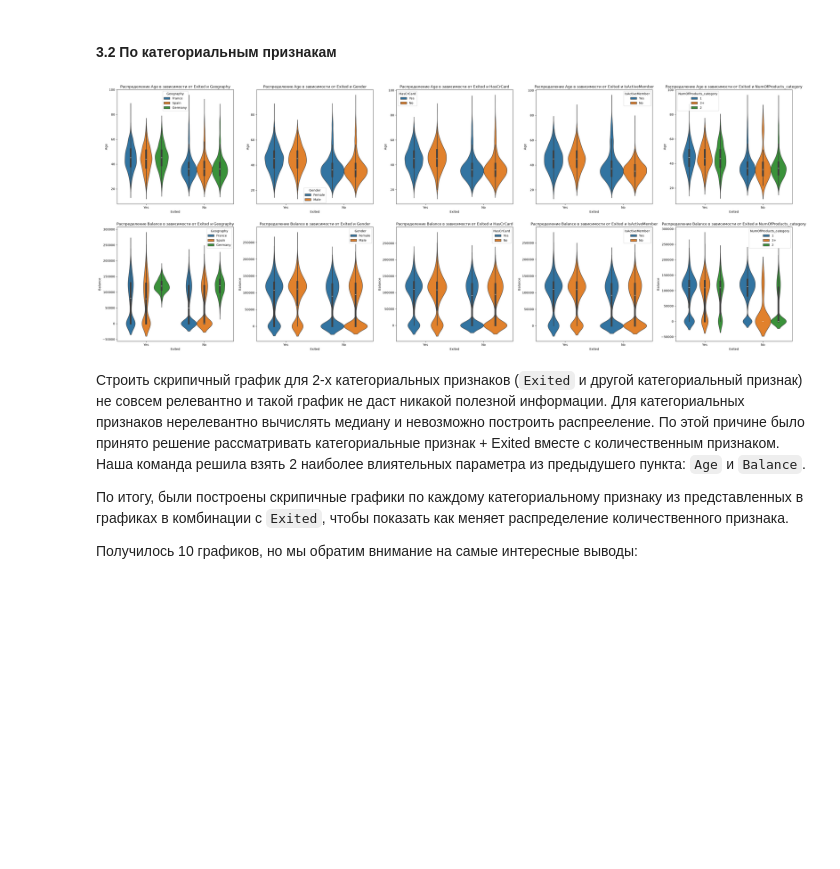
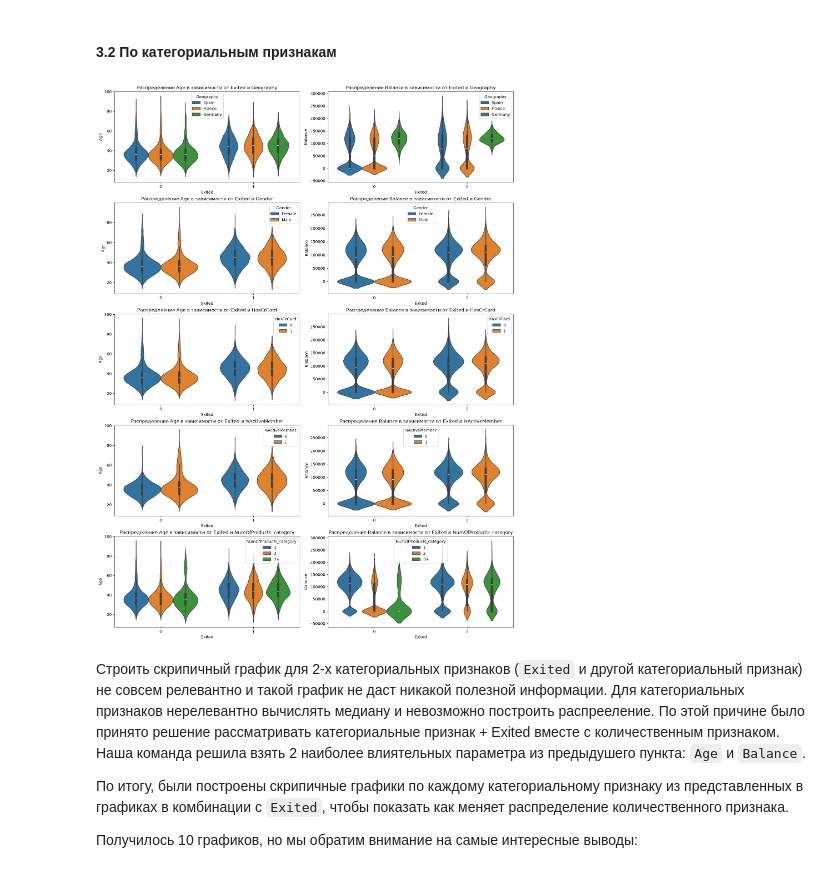
Before and after one commit to ddoszcx/bank-customer-churn, a Jupyter notebook: ПРОЕКТ (1).ipynb, the cells around one changed output. Cells and saved outputs as stored; diff of their text form; code cells hidden in the pictures; blank space fills up the shorter version.

````diff
--- a/ПРОЕКТ (1).ipynb
+++ b/ПРОЕКТ (1).ipynb
@@ -63,8 +63,8 @@ import warnings
 
 warnings.filterwarnings('ignore')
 
+df = pd.read_csv('Churn_Modelling.csv')
 
-df = pd.read_csv("/Users/senseyragu/АНДАН/Churn_Modelling.csv")
 
 # Числовые (количественные) и категориальные/бинарные признаки
 numeric_cols = ['CreditScore', 'Age', 'Tenure', 'Balance', 'NumOfProducts', 'EstimatedSalary']
@@ -144,7 +168,7 @@ print(df_clean.duplicated().sum())  # проверка, что дубликат
 # %%
 #для определения выбросов в сформируем ящики с усами
 
-fig, ax = plt.subplots(1, len(numeric_cols), figsize=(30, 4))  # создаем сетку графиков с 1 строкой и n столбцами
+fig, ax = plt.subplots(len(numeric_cols), 1, figsize=(10, 30))  # создаем сетку графиков с 1 строкой и n столбцами
                                                                #(n - кол-во количественных признаков)
 
 for i in range(len(numeric_cols)):
@@ -494,14 +518,3 @@ for i in range(len(categorical_cols_new)):
 ### 3. Скрипичные графики
 # %% [markdown]
 #### 3.1 По количественным признакам
-# %%
-
-fig, ax = plt.subplots(2, 3, figsize=(25, 10))
-
-ax = ax.flatten() # превращаем  матрицу в простой список из 6 элементов
-
-for i in range(len(numeric_cols_new)):
-
-    ax[i].set_title(f'Распределение {numeric_cols_new[i]} по Exited') # добавляеми к каждому графику свой заголовок "Количественный признак - Целевой признак"
-
-    sns.violinplot(x='Exited', y= numeric_cols_new[i], data=df_clean_new, ax= ax[i]) # рисуем скрипичные графики
@@ -509,0 +521,19 @@ for i in range(len(numeric_cols_new)):
+# %%
+
+fig = plt.figure(figsize=(30, 20), constrained_layout=True)
+gs = gridspec.GridSpec(2, 6, figure=fig)
+
+# Верхний ряд: 3 графика (занимают по 2 деления из 6)
+ax0 = fig.add_subplot(gs[0, 0:2])
+ax1 = fig.add_subplot(gs[0, 2:4])
+ax2 = fig.add_subplot(gs[0, 4:6])
+
+# Нижний ряд: 2 графика (занимают по 3 деления из 6, растягиваясь на всю строку)
+ax3 = fig.add_subplot(gs[1, 0:3])
+ax4 = fig.add_subplot(gs[1, 3:6])
+
+axes = [ax0, ax1, ax2, ax3, ax4]
+
+for i in range(len(numeric_cols_new)):
+    axes[i].set_title(f'Распределение {numeric_cols_new[i]} по Exited', fontsize=14)
+    sns.violinplot(x='Exited', y=numeric_cols_new[i], data=df_prob, ax=axes[i])
@@ -528,25 +559,26 @@ for i in range(len(numeric_cols_new)):
 # %%
 a = ["Age", "Balance"]
 
 categorical_cols_special = ['Geography', 'Gender', 'HasCrCard', 'IsActiveMember', "NumOfProducts_category"]
 
-fig, ax = plt.subplots(2, 5, figsize=(40, 15))
+fig, ax = plt.subplots(5, 2, figsize=(15, 20), layout = 'constrained')
 
 ax = ax.flatten()
 
 index = 0
 
-for i in range(len(a)):
-    for j in range(len(categorical_cols_special)):
+for j in range(len(categorical_cols_special)):
+    for i in range(len(a)):
+
 
 
         sns.violinplot(x='Exited', y=a[i], hue=categorical_cols_special[j], data=df_prob, ax= ax[index])
 
         ax[index].set_title(f"Распределение {a[i]} в зависимости от Exited и {categorical_cols_special[j]}")
 
         index += 1
 # %% [output]
-[figure, old version]
+[figure, new version]
 # %% [markdown]
 Строить скрипичный график для 2-х категориальных признаков (```Exited``` и другой категориальный признак) не совсем релевантно и такой график не даст никакой полезной информации. Для категориальных признаков нерелевантно вычислять медиану и невозможно построить распрееление. По этой причине было принято решение рассматривать категориальные признак + Exited вместе с количественным признаком. Наша команда решила взять 2 наиболее влиятельных параметра из предыдушего пункта: ```Age``` и ```Balance```.
 
````
Also changed, not shown: parts of 40 cells of this notebook.
